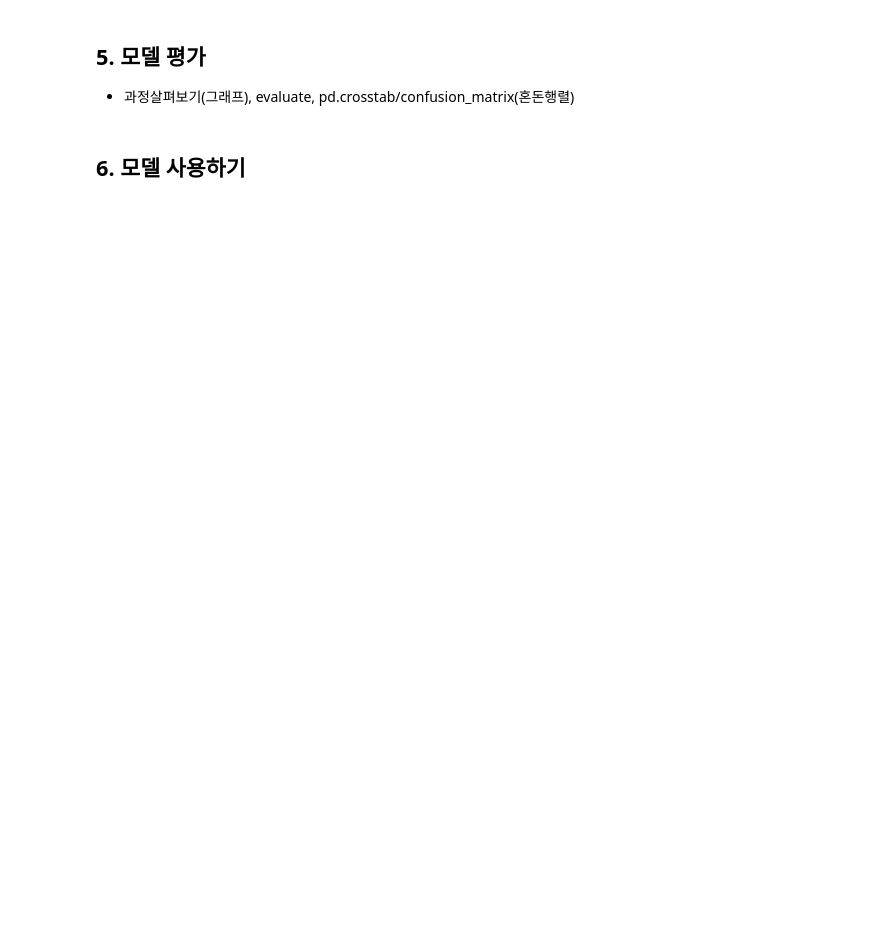
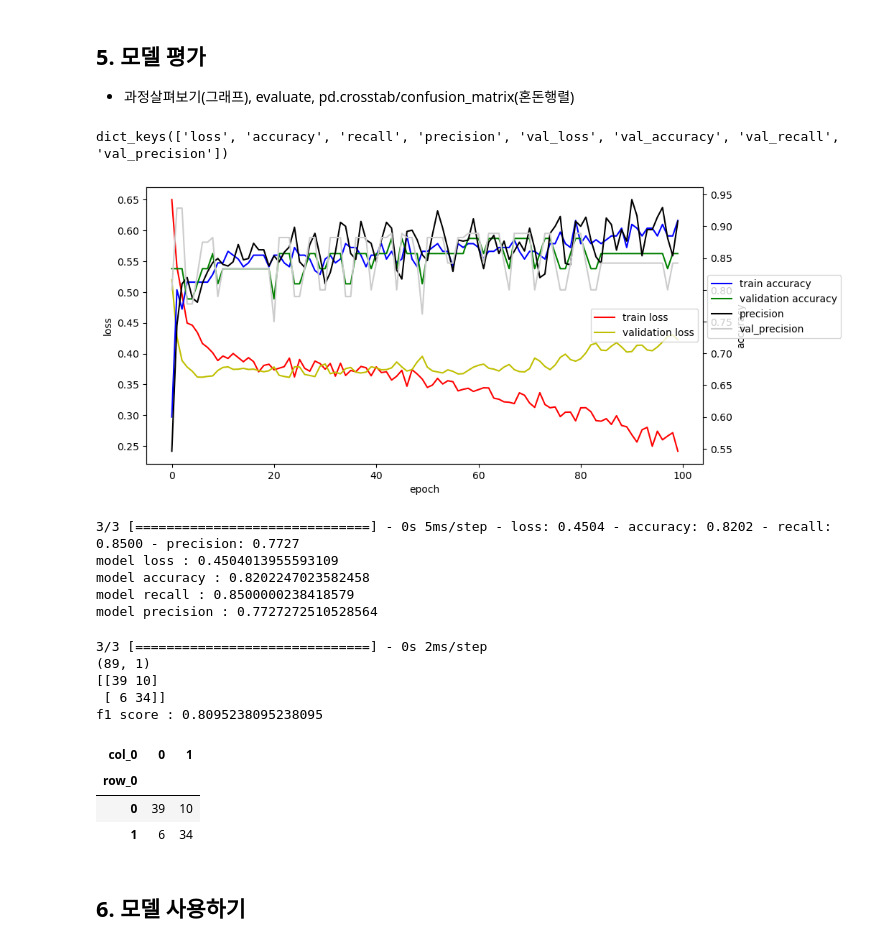
Before and after one commit to yisy0703/ai, a Jupyter notebook: source/08_DeepLearning/07_심장병발병예측(분류성능평가지표).ipynb, the cells around one changed output. Cells and saved outputs as stored; diff of their text form; code cells hidden in the pictures; blank space fills up the shorter version.

```diff
--- a/source/08_DeepLearning/07_심장병발병예측(분류성능평가지표).ipynb
+++ b/source/08_DeepLearning/07_심장병발병예측(분류성능평가지표).ipynb
@@ -273,5 +273,63 @@ Epoch 100/100
 # %% [markdown]
 ## 5. 모델 평가
 - 과정살펴보기(그래프), evaluate, pd.crosstab/confusion_matrix(혼돈행렬)
+# %%
+hist.history.keys()
+# %% [output]
+dict_keys(['loss', 'accuracy', 'recall', 'precision', 'val_loss', 'val_accuracy', 'val_recall', 'val_precision'])
+# %%
+# 학습과정 표시하기(validation dataset 있는 경우)
+fig, loss_ax = plt.subplots(figsize=(10,5))
+loss_ax.plot(hist.history['loss'], 'r', label='train loss')
+loss_ax.plot(hist.history['val_loss'], 'y', label='validation loss')
+loss_ax.set_xlabel('epoch')
+loss_ax.set_ylabel('loss')
+acc_ax = loss_ax.twinx()
+acc_ax.plot(hist.history['accuracy'], 'b', label='train accuracy')
+acc_ax.plot(hist.history['val_accuracy'], 'g', label='validation accuracy')
+acc_ax.plot(hist.history['precision'], 'k', label='precision')
+acc_ax.plot(hist.history['val_precision'], '#cccccc', label='val_precision')
+acc_ax.set_ylabel('accuracy')
+loss_ax.legend(loc='center right')
+acc_ax.legend(bbox_to_anchor=(0.999, 0.7))
+plt.show()
+# %% [output]
+[figure, added]
+# %%
+# 모델 평가
+score = model.evaluate(X_test, y_test)
+print('model loss :', score[0])
+print('model accuracy :', score[1])
+print('model recall :', score[2])
+print('model precision :', score[3])
+# %% [output]
+3/3 [==============================] - 0s 5ms/step - loss: 0.4504 - accuracy: 0.8202 - recall: 0.8500 - precision: 0.7727
+model loss : 0.4504013955593109
+model accuracy : 0.8202247023582458
+model recall : 0.8500000238418579
+model precision : 0.7727272510528564
+# %%
+# confusion matrix (매개변수에 2차원 데이터)
+y_hat = (model.predict(X_test)>0.5).astype(int)
+print(y_hat.shape)
+from sklearn.metrics import confusion_matrix
+from sklearn.metrics import f1_score
+print(confusion_matrix(y_test, y_hat))
+print('f1 score :', f1_score(y_test, y_hat))
+# %% [output]
+3/3 [==============================] - 0s 2ms/step
+(89, 1)
+[[39 10]
+ [ 6 34]]
+f1 score : 0.8095238095238095
+# %%
+# crosstab (매개변수에 1차원 데이터)
+pd.crosstab(y_test.values.reshape(-1), # 실제값(1차원)
+           y_hat.reshape(-1) )  # 예측값(1차원)
+# %% [output]
+| col_0 | 0 | 1 |
+| row_0 |  |  |
+| 0 | 39 | 10 |
+| 1 | 6 | 34 |
 # %% [markdown]
 ## 6. 모델 사용하기
```
Also changed, not shown: parts of 2 cells of this notebook, 2 other files.
